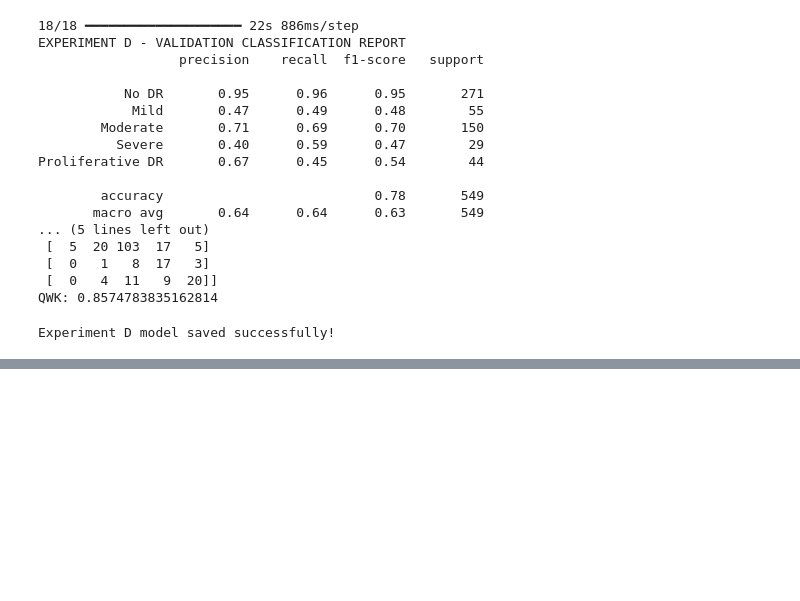
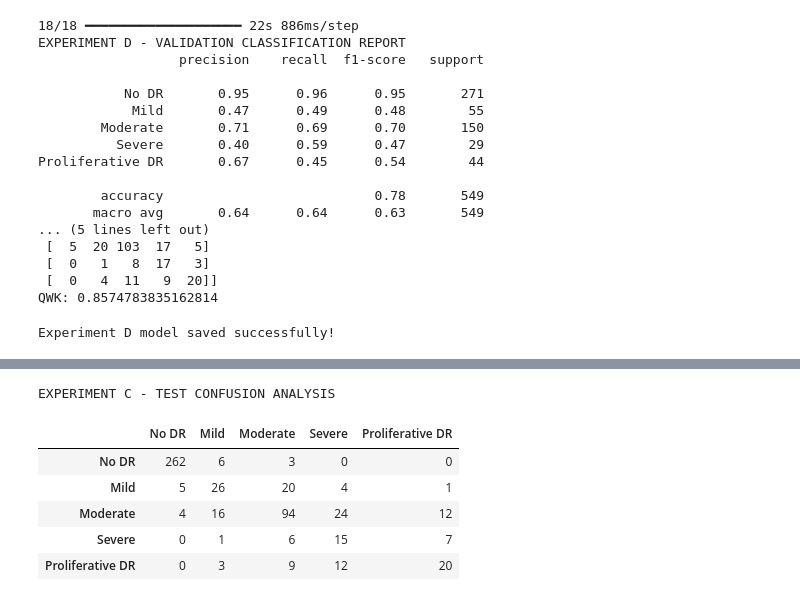
Before and after one commit to HemaSakshi-112006/uncertainty-aware-dr-report-generation, a Jupyter notebook: tuning-with-image-argumentation.ipynb, the cells around one changed output, grey strips where cells are left out. Drawn from its saved outputs; the diff is of its cells as text; code cells hidden in the pictures; blank space fills up the shorter version.

```diff
--- a/tuning-with-image-argumentation.ipynb
+++ b/tuning-with-image-argumentation.ipynb
@@ -1035,0 +1143,30 @@ Experiment D model saved successfully!
+# %%
+import pandas as pd
+import numpy as np
+
+confusion_data = pd.crosstab(
+    pd.Series(y_true, name="Actual"),
+    pd.Series(y_pred_C, name="Predicted")
+)
+
+class_names = [
+    "No DR",
+    "Mild",
+    "Moderate",
+    "Severe",
+    "Proliferative DR"
+]
+
+confusion_data.index = class_names
+confusion_data.columns = class_names
+
+print("EXPERIMENT C - TEST CONFUSION ANALYSIS")
+display(confusion_data)
+# %% [output]
+EXPERIMENT C - TEST CONFUSION ANALYSIS
+|  | No DR | Mild | Moderate | Severe | Proliferative DR |
+| No DR | 262 | 6 | 3 | 0 | 0 |
+| Mild | 5 | 26 | 20 | 4 | 1 |
+| Moderate | 4 | 16 | 94 | 24 | 12 |
+| Severe | 0 | 1 | 6 | 15 | 7 |
+| Proliferative DR | 0 | 3 | 9 | 12 | 20 |
```
Also changed, not shown: parts of 4 cells of this notebook.
